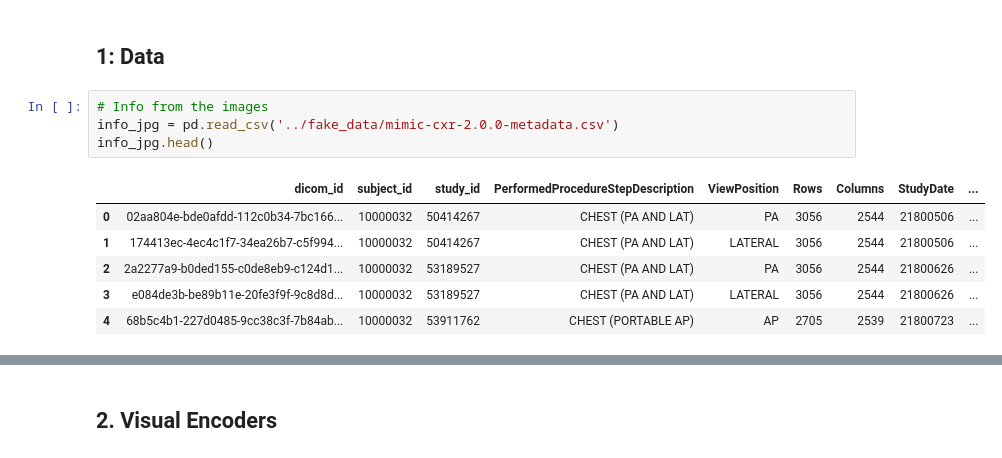
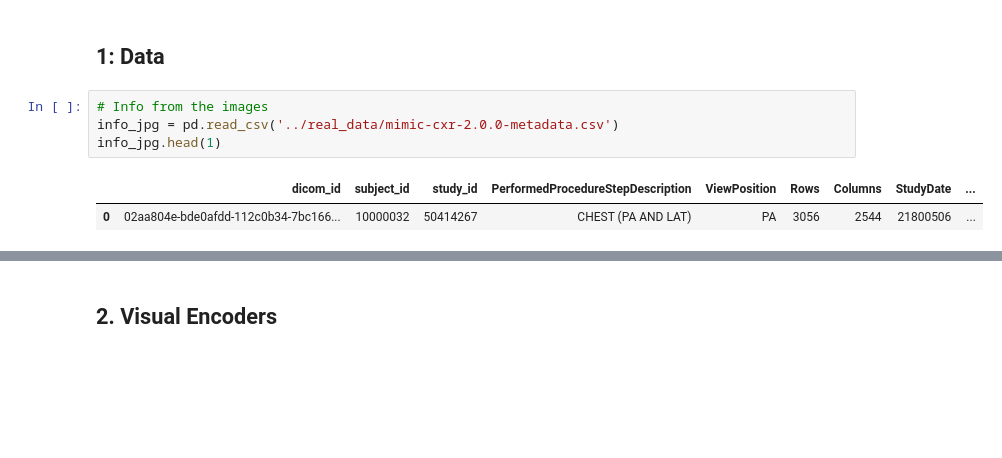
Before and after one commit to silviiaromanato/biomed-team4, a Jupyter notebook: multimodal/biomed.ipynb, the cells around one changed output, grey strips where cells are left out. Saved outputs shown, nothing was run; the diff lists cells and outputs as text; blank space fills up the shorter version.

```diff
--- a/multimodal/biomed.ipynb
+++ b/multimodal/biomed.ipynb
@@ -32,12 +50,8 @@ from models import *
 ## 1: **Data**
 # %%
 # Info from the images
-info_jpg = pd.read_csv('../fake_data/mimic-cxr-2.0.0-metadata.csv')
-info_jpg.head()
+info_jpg = pd.read_csv('../real_data/mimic-cxr-2.0.0-metadata.csv')
+info_jpg.head(1)
 # %% [output]
 |  | dicom_id | subject_id | study_id | PerformedProcedureStepDescription | ViewPosition | Rows | Columns | StudyDate | ... |
 | 0 | 02aa804e-bde0afdd-112c0b34-7bc166... | 10000032 | 50414267 | CHEST (PA AND LAT) | PA | 3056 | 2544 | 21800506 | ... |
-| 1 | 174413ec-4ec4c1f7-34ea26b7-c5f994... | 10000032 | 50414267 | CHEST (PA AND LAT) | LATERAL | 3056 | 2544 | 21800506 | ... |
-| 2 | 2a2277a9-b0ded155-c0de8eb9-c124d1... | 10000032 | 53189527 | CHEST (PA AND LAT) | PA | 3056 | 2544 | 21800626 | ... |
-| 3 | e084de3b-be89b11e-20fe3f9f-9c8d8d... | 10000032 | 53189527 | CHEST (PA AND LAT) | LATERAL | 3056 | 2544 | 21800626 | ... |
-| 4 | 68b5c4b1-227d0485-9cc38c3f-7b84ab... | 10000032 | 53911762 | CHEST (PORTABLE AP) | AP | 2705 | 2539 | 21800723 | ... |
```
Also changed, not shown: parts of 22 cells of this notebook, 6 other files.
